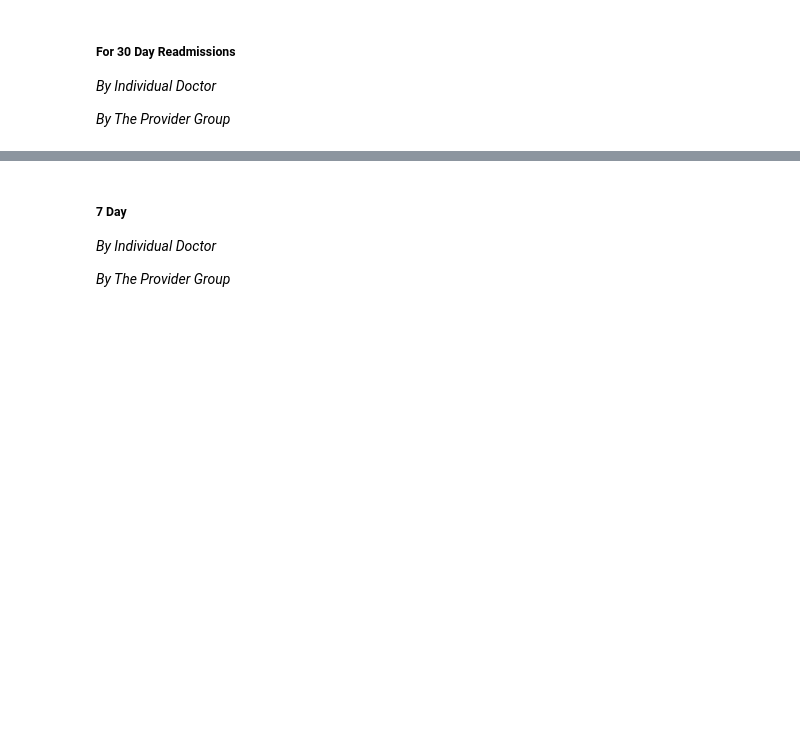
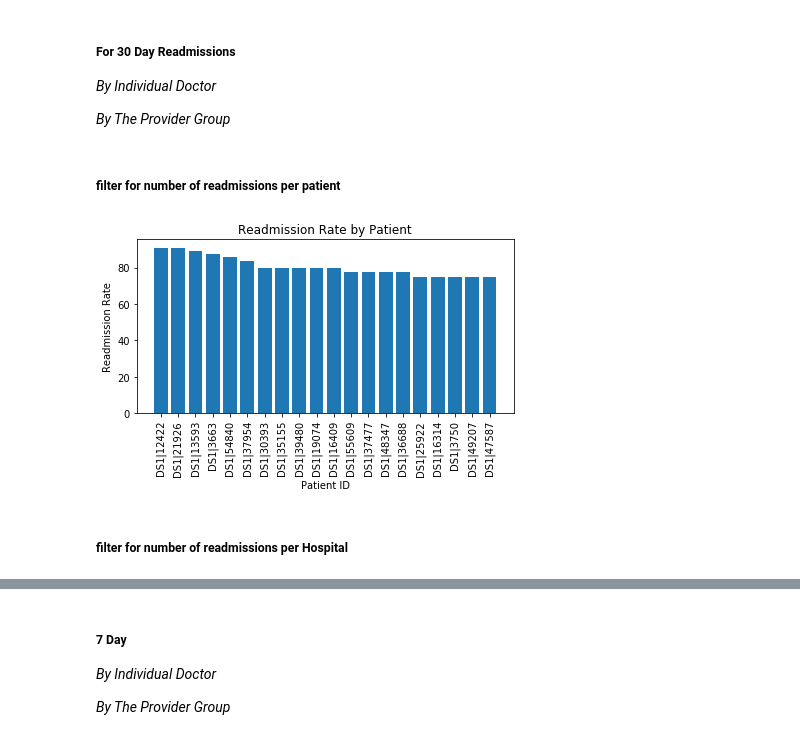
Before and after one commit to tipearso/hospital-readmissions, a Jupyter notebook: Jupyter Notebooks/Boo-Boo Exploratory.ipynb, the cells around one changed output, grey strips where cells are left out. Saved outputs shown, nothing was run; the diff lists cells and outputs as text; code cells hidden in the pictures; blank space fills up the shorter version.

```diff
--- a/Jupyter Notebooks/Boo-Boo Exploratory.ipynb
+++ b/Jupyter Notebooks/Boo-Boo Exploratory.ipynb
@@ -32,3 +34,5 @@ gc_members['Patient ID'].nunique()
+# %%
+ip_admin['Attending Provider NPI'] = ip_admin['Attending Provider NPI'].map(lambda x: str(x)[:-2])
 # %% [markdown]
 ## Question 1:
 # %%
@@ -272,3 +269,30 @@ _By Individual Doctor_
 _By The Provider Group_
 # %%
 # ip_between.info()
+# %% [markdown]
+##### filter for number of readmissions per patient
+# %%
+patient_admin = ip_admin['Patient ID'].value_counts()
+patient_admin = pd.DataFrame(patient_admin).reset_index()
+patient_admin.rename(columns={'index':'Patient ID', 'Patient ID': 'Admission Count'}, inplace=True)
+# patient_admin.head()
+# %%
+patient_readmin = ip_between['Patient ID'].value_counts()
+patient_readmin = pd.DataFrame(patient_readmin).reset_index()
+patient_readmin.rename(columns={'index':'Patient ID', 'Patient ID': 'Readmission Count'}, inplace=True)
+# patient_readmin.head()
+# %%
+patient_counts = pd.merge(patient_admin, patient_readmin, on="Patient ID", how='left')
+patient_counts['Readmin Rate'] = (patient_counts['Readmission Count'] / patient_counts['Admission Count'])*100
+patient_rate = patient_counts.sort_values(by='Readmin Rate', ascending=False)
+# patient_rate = patient_rate[patient_rate['Admission Count']]
+# patient_rate
+# %%
+plt.bar('Patient ID', 'Readmin Rate',data=patient_rate.head(20))
+plt.xlabel('Patient ID')
+plt.ylabel('Readmission Rate')
+plt.title('Readmission Rate by Patient')
+plt.xticks(rotation=90)
+plt.tight_layout()
+# %% [output]
+[figure, added]
@@ -274,0 +304,2 @@ _By The Provider Group_
+# %% [markdown]
+##### filter for number of readmissions per Hospital
```
Also changed, not shown: parts of 81 cells of this notebook, 2 other files.
